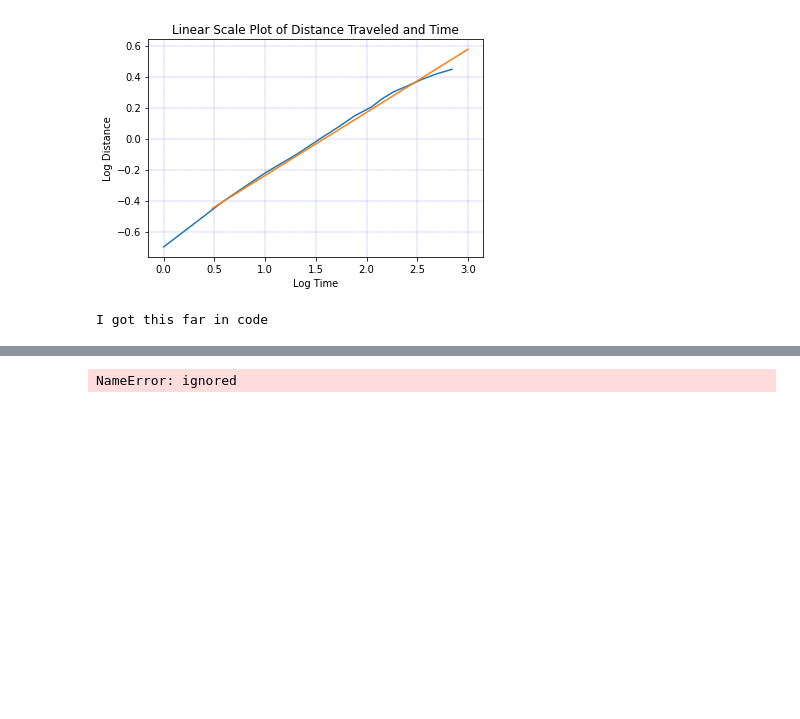
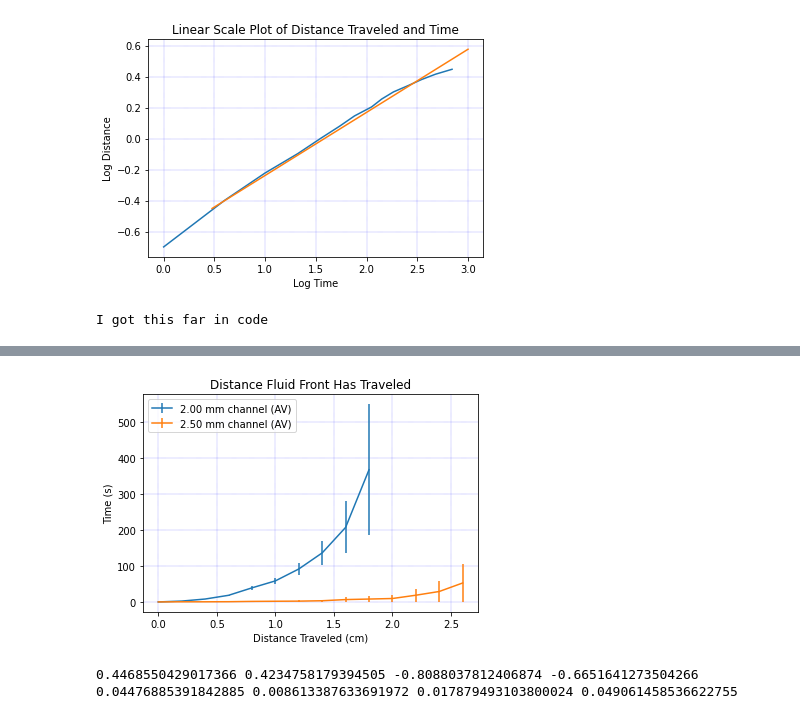
Before and after one commit to rohanvemu/microfluidics, a Jupyter notebook: Microfluidics_Data_Analysis.ipynb, the cells around one changed output, grey strips where cells are left out. Saved outputs shown, nothing was run; the diff lists cells and outputs as text; code cells hidden in the pictures; blank space fills up the shorter version.

```diff
--- a/Microfluidics_Data_Analysis.ipynb
+++ b/Microfluidics_Data_Analysis.ipynb
@@ -252,33 +252,99 @@ print(p)
 # %%
 # 2 mm channels
 time1 = data1["Time taken (s)"]
 dist1 = data1["Distance (cm)"]
 
 time2 = data2["Time taken (s)"]
 dist2 = data2["Distance (cm)"]
 
 time3 = data3["Time taken (s)"]
 dist3 = data3["Distance (cm)"]
 
-# make all lists the same length
+# make all lists the same length (Trial 2 is the shortest)
 time1 = time1[0:10]
 dist1 = dist1[0:10]
 
 time3 = time3[0:10]
 dist3 = dist3[0:10]
 
-twommTimes = np.array([time1, time2, time3],dtype=int)
-np.sum(a, axis=0)
+# sum along axis = 1
+avg2mm = []
+for i in range(0,10):
+  avg2mm.append(time1[i] + time2[i] + time3[i])
 
+# calculate SE
+SE2mm = []
+for i in range(0,10):
+  SE2mm.append(stats.sem([time1[i], time2[i], time3[i]]))
+
+# convert to np array
+avg2mm = np.array(avg2mm)
+dist2mm = np.array(dist1)
+avg2mm = avg2mm / 3
+SE2mm = np.array(SE2mm)
 
 # 2.5 mm channels
 time4 = data4["Time taken (s)"]
 dist4 = data4["Distance (cm)"]
 
 time5 = data5["Time taken (s)"]
 dist5 = data5["Distance (cm)"]
 
 time6 = data6["Time taken (s)"]
 dist6 = data6["Distance (cm)"]
+
+# make all lists the same length (Trial 4 is the shortest)
+time5 = time5[0:14]
+dist5 = dist5[0:14]
+
+time6 = time6[0:14]
+dist6 = dist6[0:14]
+
+# sum along axis = 1
+avg = []
+for i in range(0,14):
+  avg.append(time4[i] + time5[i] + time6[i])
+
+# calculate SE
+SE = []
+for i in range(0,14):
+  SE.append(stats.sem([time4[i], time5[i], time6[i]]))
+
+# convert to np array
+avg = np.array(avg)
+dist = np.array(dist4)
+avg = avg / 3
+SE = np.array(SE)
+
+
+plt.figure()
+plt.errorbar(dist2mm, avg2mm, yerr = SE2mm, label = '2.00 mm channel (AV)')
+plt.errorbar(dist, SE, yerr = SE, label = '2.50 mm channel (AV)')
+plt.legend(loc = 'upper left')
+plt.xlabel('Distance Traveled (cm)')
+plt.ylabel('Time (s)')
+plt.title('Distance Fluid Front Has Traveled')
+plt.grid(color='b', linestyle='--', linewidth=0.2)
+plt.show()
 # %% [output]
-NameError: ignored
+[figure, added]
+# %%
+#Total Log-Log Plot reported with SEM Bars
+slopes_small = [m1, m2, m3]
+b_small = [b1, b2, b3]
+slopes_large = [m4, m5, m6]
+b_large = [b4, b5, b6]
+mean_small = np.mean(slopes_small)
+mean_large = np.mean(slopes_large)
+b_small_mean = np.mean(b_small)
+b_large_mean = np.mean(b_large)
+
+SE_large = stats.sem(slopes_large)
+SE_small = stats.sem(slopes_small)
+
+SE_b_l = stats.sem(b_large, ddof=1)
+SE_b_s = stats.sem(b_small, ddof=1)
+
+print(mean_small, mean_large, b_small_mean, b_large_mean, SE_small, SE_large, SE_b_l, SE_b_s)
+# %% [output]
+0.4468550429017366 0.4234758179394505 -0.8088037812406874 -0.6651641273504266 0.04476885391842885 0.008613387633691972 0.017879493103800024 0.049061458536622755
```
Also changed, not shown: parts of 4 cells of this notebook.
